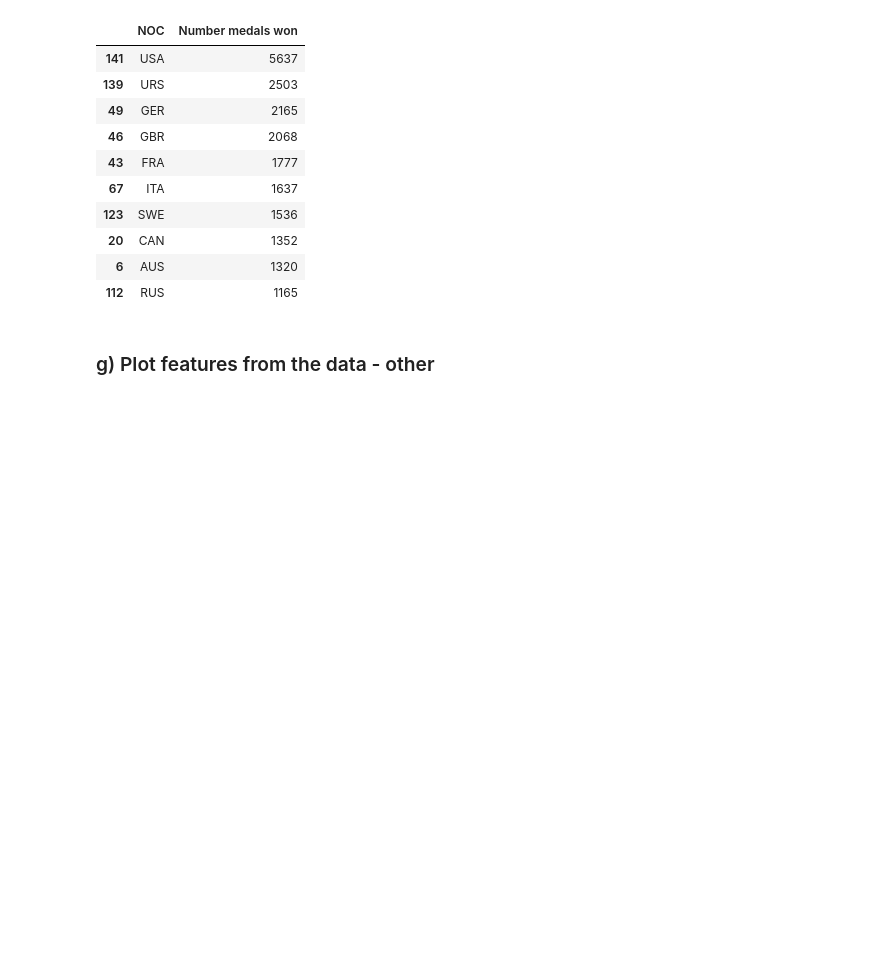
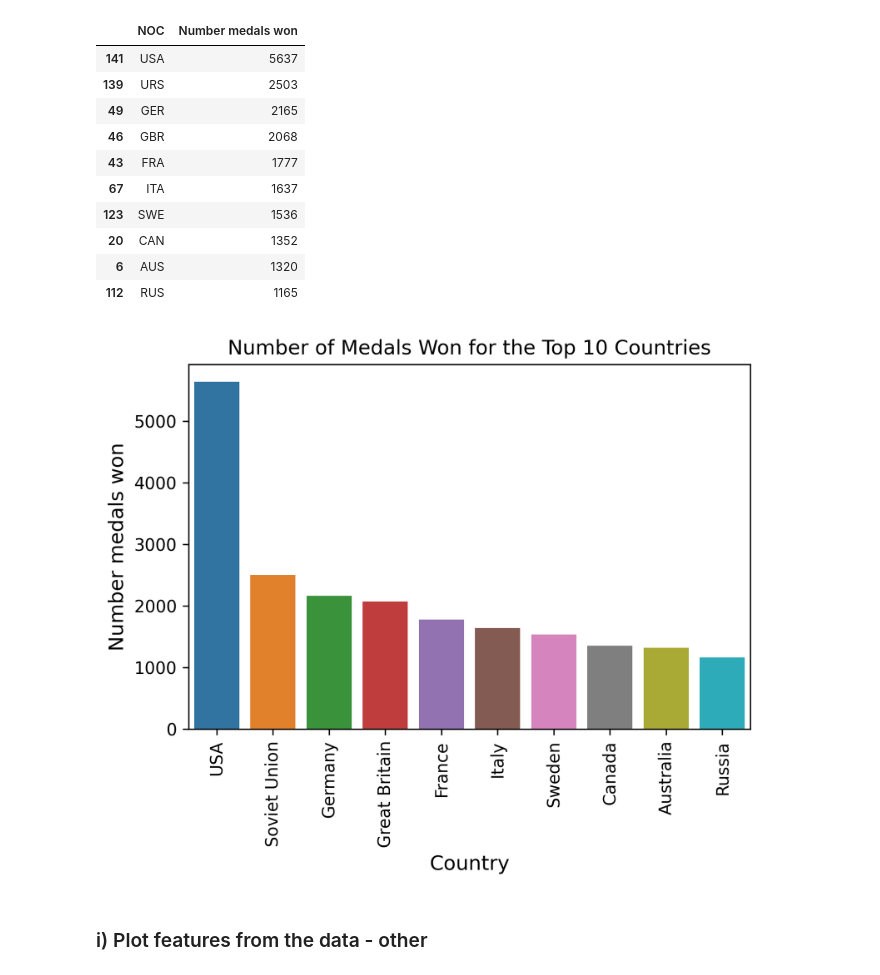
Before and after one commit to Anna-MariaSjolund/Databehandling-OS-projekt-Anna-MariaSjolund-ChristopherSeander, a Jupyter notebook: test_exercise0_A-M.ipynb, the cells around one changed output. Saved outputs shown, nothing was run; the diff lists cells and outputs as text; code cells hidden in the pictures; blank space fills up the shorter version.

Commit message:
Added plots for h and i

```diff
--- a/test_exercise0_A-M.ipynb
+++ b/test_exercise0_A-M.ipynb
@@ -283,5 +277,26 @@ top_countries
 | 20 | CAN | 1352 |
 | 6 | AUS | 1320 |
 | 112 | RUS | 1165 |
+# %%
+#TODO: Create function for setting properties for plots
+
+plt.figure(dpi=300, facecolor="white")
+
+fig = sns.barplot(data=top_countries,
+                x="NOC",
+                y="Number medals won"
+                )
+
+fig.set(title="Number of Medals Won for the Top 10 Countries",
+        xticks=fig.get_xticks(),
+        )
+fig.set_ylabel(fig.get_ylabel(), size=12)
+fig.set_xlabel("Country", size=12)
+
+_ = fig.set_xticklabels(["USA", "Soviet Union", "Germany", "Great Britain", "France", "Italy", "Sweden", "Canada", "Australia", "Russia"],
+                    rotation=90
+                    )
+# %% [output]
+[figure, added]
 # %% [markdown]
-### g) Plot features from the data - other
+### i) Plot features from the data - other
```
Also changed, not shown: parts of 6 cells of this notebook.
